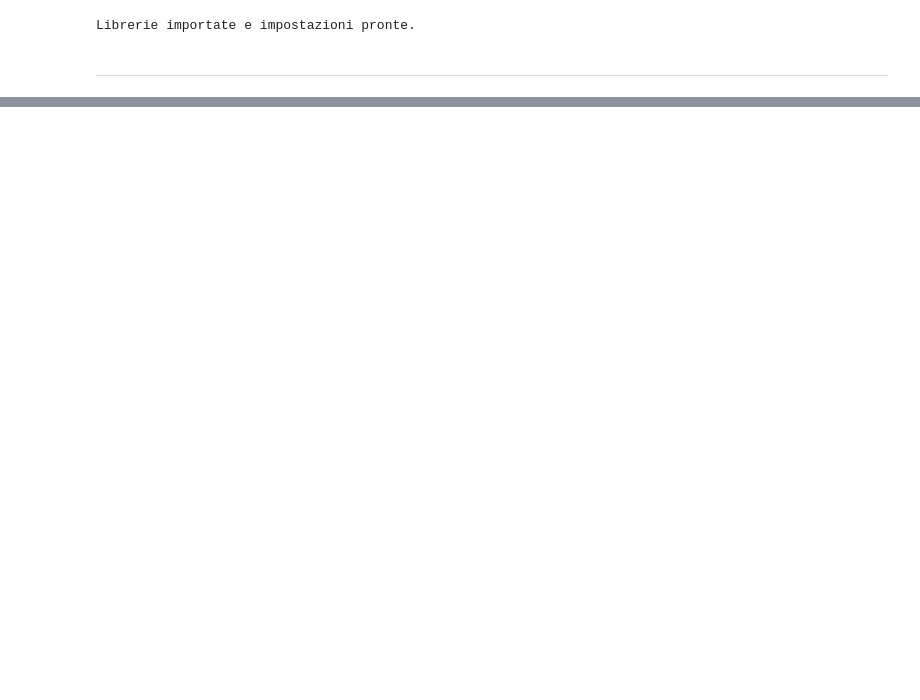
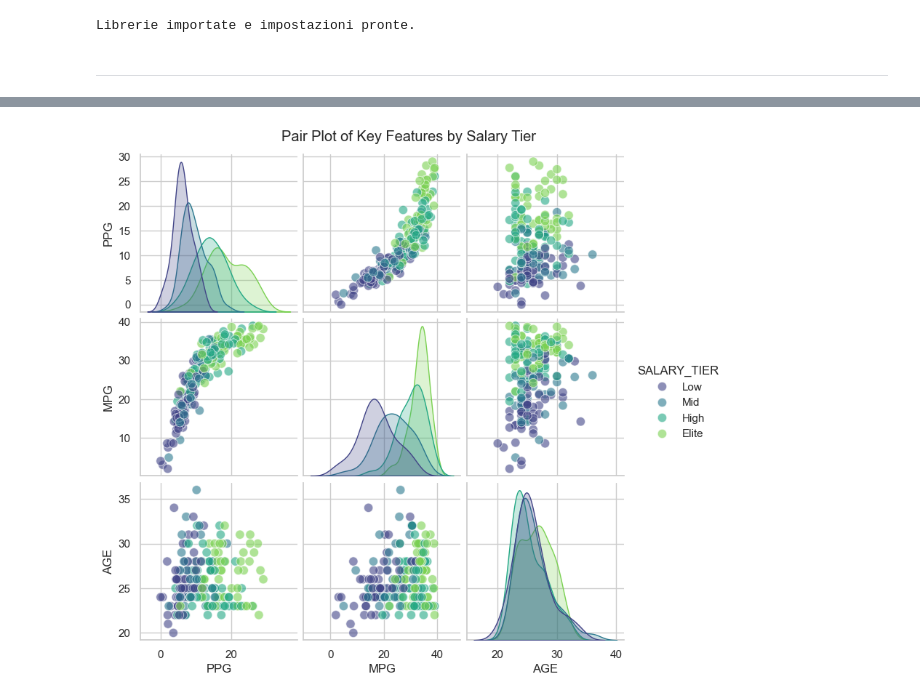
Before and after one commit to alessiobifulco/NBA-Salary-Prediction, a Jupyter notebook: notebook/project.ipynb, the cells around one changed output, grey strips where cells are left out. Saved outputs shown, nothing was run; the diff lists cells and outputs as text; code cells hidden in the pictures; blank space fills up the shorter version.

```diff
--- a/notebook/project.ipynb
+++ b/notebook/project.ipynb
@@ -841,0 +253,16 @@ plt.show()
+# %%
+import seaborn as sns
+import matplotlib.pyplot as plt
+
+sns.pairplot(
+    data=final_df,
+    vars=['PPG', 'MPG', 'AGE'],
+    hue='SALARY_TIER',
+    palette='viridis',
+    plot_kws={'alpha': 0.6, 's': 80},
+    diag_kind='kde'
+)
+plt.suptitle('Pair Plot of Key Features by Salary Tier', y=1.02)
+plt.show()
+# %% [output]
+[figure, added]
```
Also changed, not shown: parts of 106 cells of this notebook, 4 other files.
